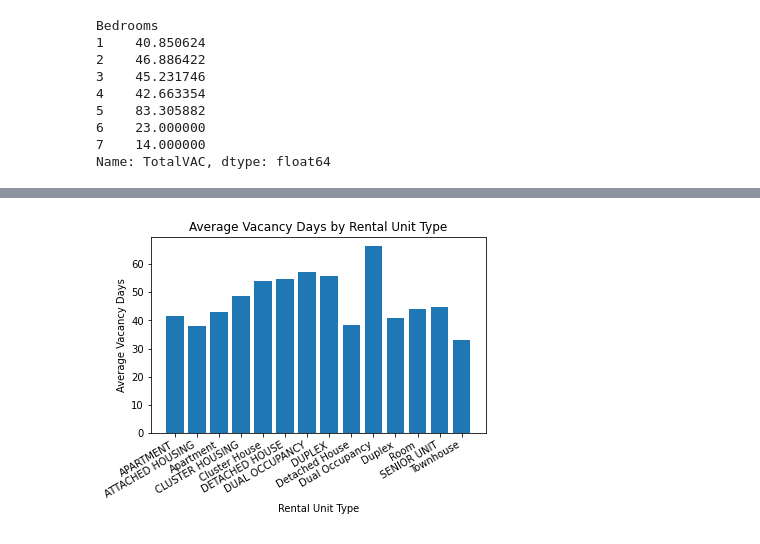
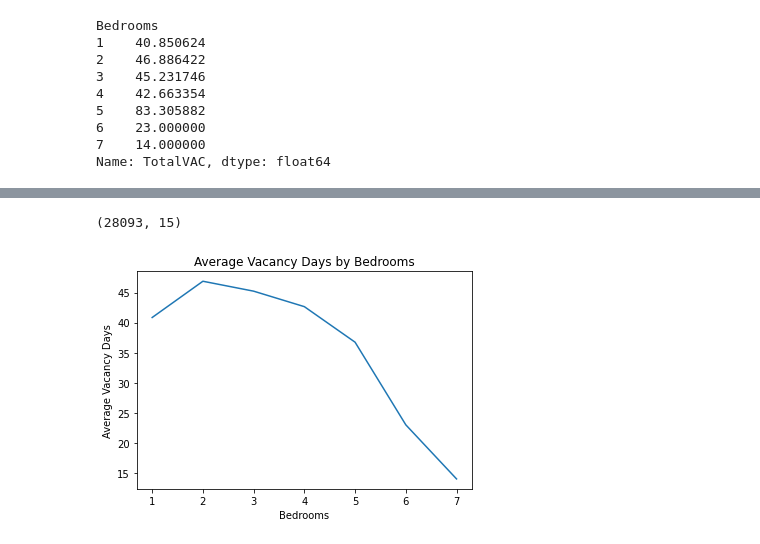
Before and after one commit to Anguyensfg/project-1, a Jupyter notebook: Untitled-1.ipynb, the cells around one changed output, grey strips where cells are left out. Drawn from its saved outputs; the diff is of its cells as text; code cells hidden in the pictures.

```diff
--- a/Untitled-1.ipynb
+++ b/Untitled-1.ipynb
@@ -317,10 +325,17 @@ Name: TotalVAC, dtype: float64
+# %%
+#Drop top 3 outliers index 6859, 7031, 5866
+new_df = df.drop([6859, 7031, 5866])
+#Group by bedroom
+rooms_groupby = new_df.groupby(by='Bedrooms',as_index=True)['TotalVAC'].mean()
+new_df.shape
+# %% [output]
+(28093, 15)
 # %%
-plt.bar(type_groupby.index, type_groupby.values)
-plt.xlabel('Rental Unit Type')
+#Plotting
+plt.plot(rooms_groupby.index, rooms_groupby.values)
+plt.xlabel('Bedrooms')
 plt.ylabel('Average Vacancy Days')
-plt.title('Average Vacancy Days by Rental Unit Type')
-plt.gcf().autofmt_xdate()
-
+plt.title('Average Vacancy Days by Bedrooms')
 plt.show()
 # %% [output]
-[figure, old version]
+[figure, new version]
```
Also changed, not shown: parts of 15 cells of this notebook, 5 other files.
